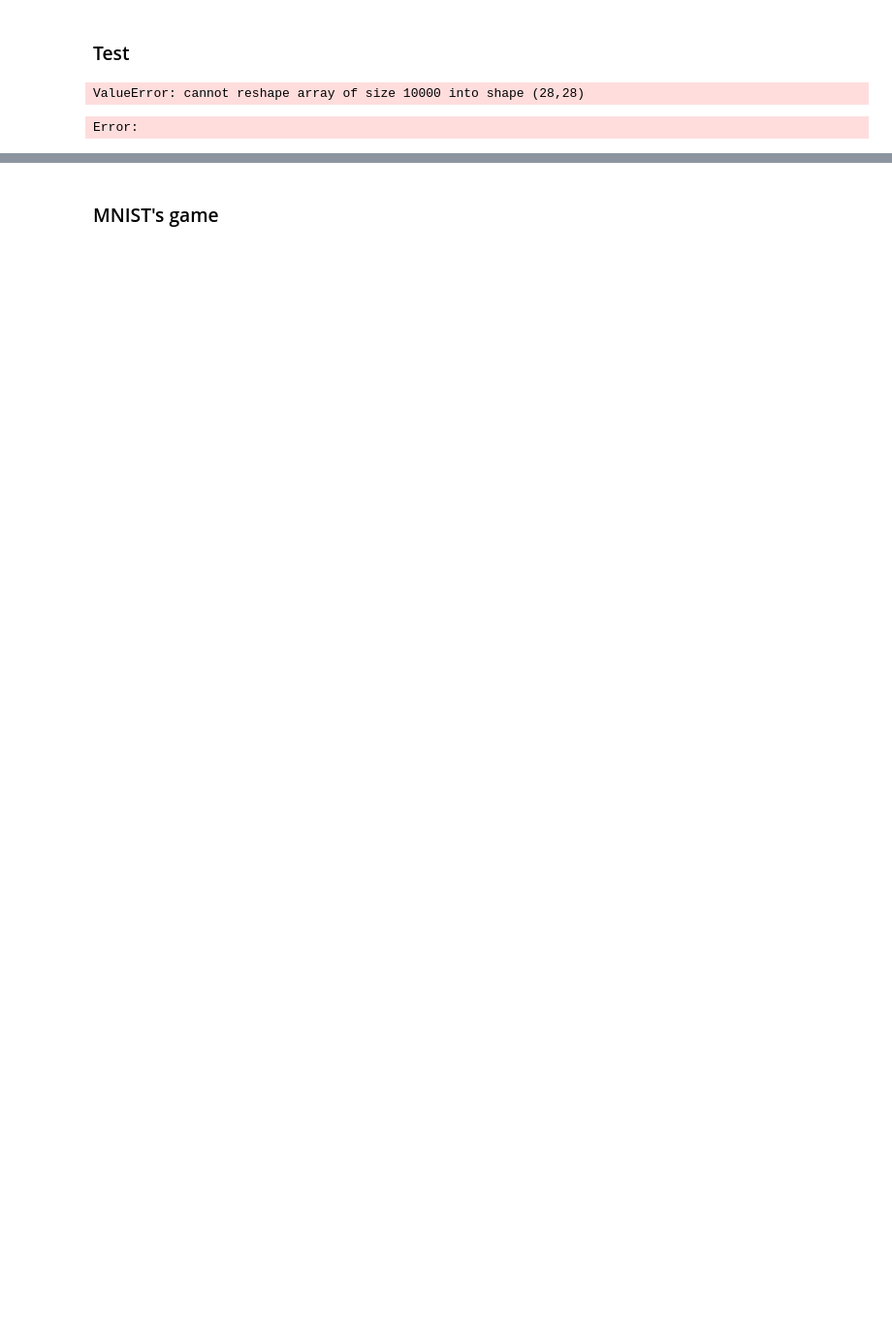
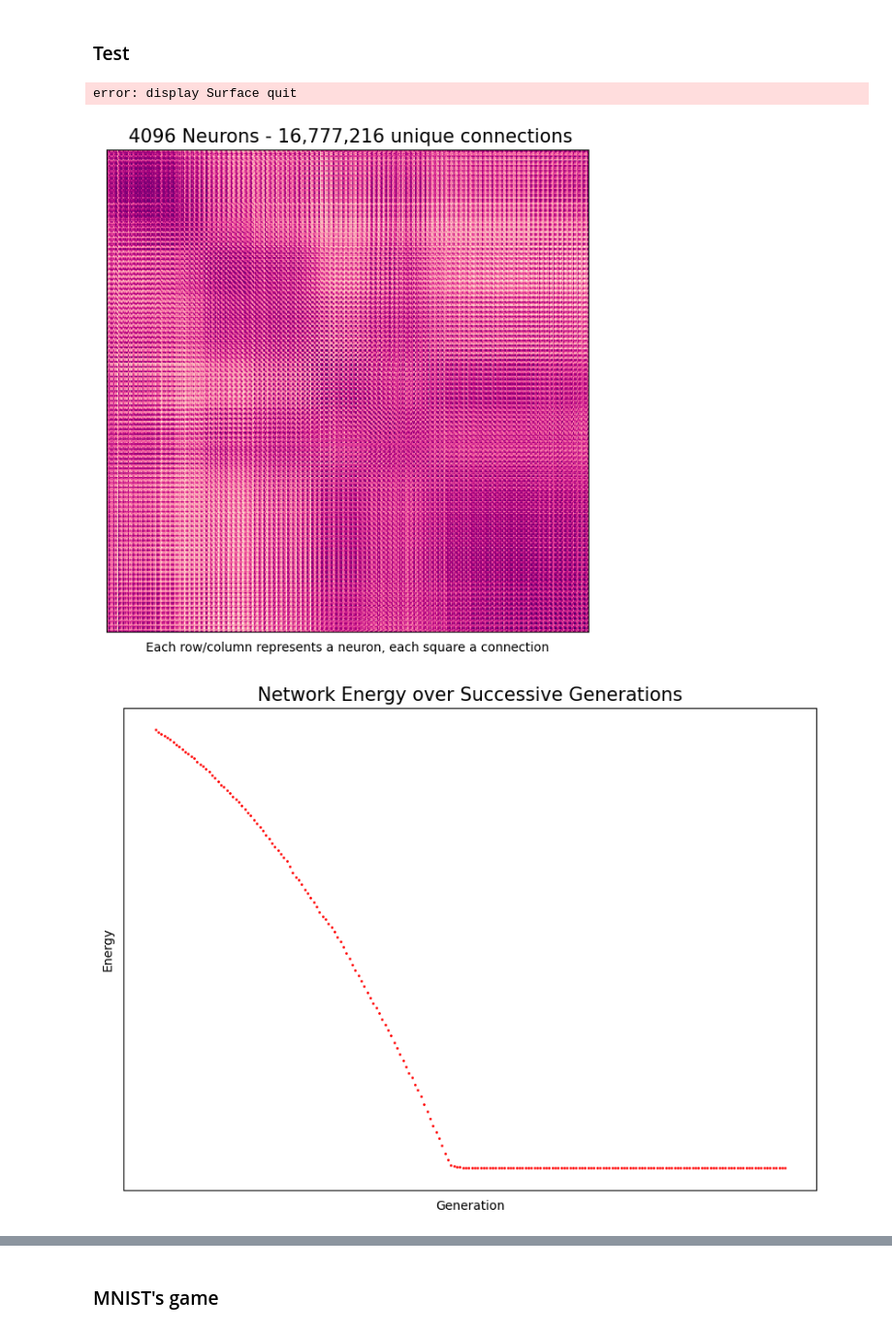
Before and after one commit to TommasoLocatelli/ml_cats_vs_dogs, a Jupyter notebook: 3.Hopfield.ipynb, the cells around one changed output, grey strips where cells are left out. Shown at 97% size. Saved outputs shown, nothing was run; the diff lists cells and outputs as text; code cells hidden in the pictures; blank space fills up the shorter version.

```diff
--- a/3.Hopfield.ipynb
+++ b/3.Hopfield.ipynb
@@ -122,5 +137,5 @@ array([0., 1., 0., 1., 1., 1., 0., 0., 1., 0., 0., 1., 1., 0., 0., 1., 0.,
 # %%
-memories_list=images[:10]
+memories_list=images[:4]
 # %%
 memories_list.shape
 # %% [output]
@@ -128,8 +143,6 @@ memories_list.shape
 # %%
 #initialize Hopfield object
-H_Net = Hopfield_Net(memories_list)
+H_Net = Hopfield_Net(memories_list, images[5])
 H_Net.network_learning()
 # %% [markdown]
 ### Test
-# %%
-H_Net.update_network_state(16,images[0])
@@ -136,66 +151,67 @@ H_Net.update_network_state(16,images[0])
 # %%
+# Draw it all out, updating board each update iteration
+cellsize = 5
+img_size = 100
 
-#Draw it all out, updating board each update iteration
-cellsize = 20
-
-pygame.init() #initialize pygame
-#set dimensions of board and cellsize -  28 X 28  ~ special display surface
-surface = pygame.display.set_mode((100*cellsize,100*cellsize))
+pygame.init()  # initialize pygame
+# set dimensions of board and cellsize -  28 X 28  ~ special display surface
+surface = pygame.display.set_mode((img_size * cellsize, img_size * cellsize))
 pygame.display.set_caption("   ")
 
 
-#kill pygame if user exits window
+# kill pygame if user exits window
 Running = True
-#main animation loop
+# main animation loop
 while Running:
     for event in pygame.event.get():
+        pygame.time.wait(1)
         if event.type == pygame.QUIT:
             Running = False
 
-            #plot weights matrix
-            plt.figure("weights", figsize=(10,7))
-            plt.imshow(H_Net.weights,cmap='RdPu') #
+            # plot weights matrix
+            plt.figure("weights", figsize=(10, 7))
+            plt.imshow(H_Net.weights, cmap="RdPu")  #
             plt.xlabel("Each row/column represents a neuron, each square a connection")
 
-            plt.title(" 4096 Neurons - 16,777,216 unique connections",fontsize=15)
+            plt.title(" 4096 Neurons - 16,777,216 unique connections", fontsize=15)
             plt.setp(plt.gcf().get_axes(), xticks=[], yticks=[])
 
-            #plot energies
-            plt.figure("Energy",figsize=(10,7))
+            # plot energies
+            plt.figure("Energy", figsize=(10, 7))
             x = np.arange(len(H_Net.energies))
-            plt.scatter(x,np.array(H_Net.energies),s=1,color='red')
+            plt.scatter(x, np.array(H_Net.energies), s=1, color="red")
             plt.xlabel("Generation")
             plt.ylabel("Energy")
-            plt.title("Network Energy over Successive Generations",fontsize=15)
+            plt.title("Network Energy over Successive Generations", fontsize=15)
             plt.setp(plt.gcf().get_axes(), xticks=[], yticks=[])
 
-            #quit pygame
+            # quit pygame
             pygame.quit()
 
+    cells = H_Net.state.reshape(img_size, img_size).T
 
-    cells = H_Net.state.reshape(28,28).T
+    # fills surface with color
+    surface.fill((211, 211, 211))
 
-    #fills surface with color
-    surface.fill((211,211,211))
+    # loop through network state array and update colors for each cell
+    for r, c in np.ndindex(cells.shape):  # iterates through all cells in cells matrix
+        if cells[r, c] == -1:
+            col = (135, 206, 250)
 
-    #loop through network state array and update colors for each cell
-    for r, c in np.ndindex(cells.shape): #iterates through all cells in cells matrix
-        if cells[r,c] == -1:
-            col = (135,206,250)
-
-        elif cells[r,c] == 1:
-            col = (0,0,128)
+        elif cells[r, c] == 1:
+            col = (0, 0, 128)
 
         else:
-            col = (255,140,0)
-        pygame.draw.rect(surface, col, (r*cellsize, c*cellsize, \
-                                            cellsize, cellsize)) #draw new cell_
+            col = (255, 140, 0)
+        pygame.draw.rect(
+            surface, col, (r * cellsize, c * cellsize, cellsize, cellsize)
+        )  # draw new cell_
 
-    #update network state
-    H_Net.update_network_state(16)
+    # update network state
+    H_Net.update_network_state(100)
     H_Net.compute_energy()
-    pygame.display.update() #updates display from new .draw in update function
-    pygame.time.wait(1000)
+    pygame.display.update()  # updates display from new .draw in update function
 # %% [output]
-ValueError: cannot reshape array of size 10000 into shape (28,28)
+error: display Surface quit
-Error:
+[figure, added]
+[figure, added]
```
Also changed, not shown: parts of 12 cells of this notebook.
